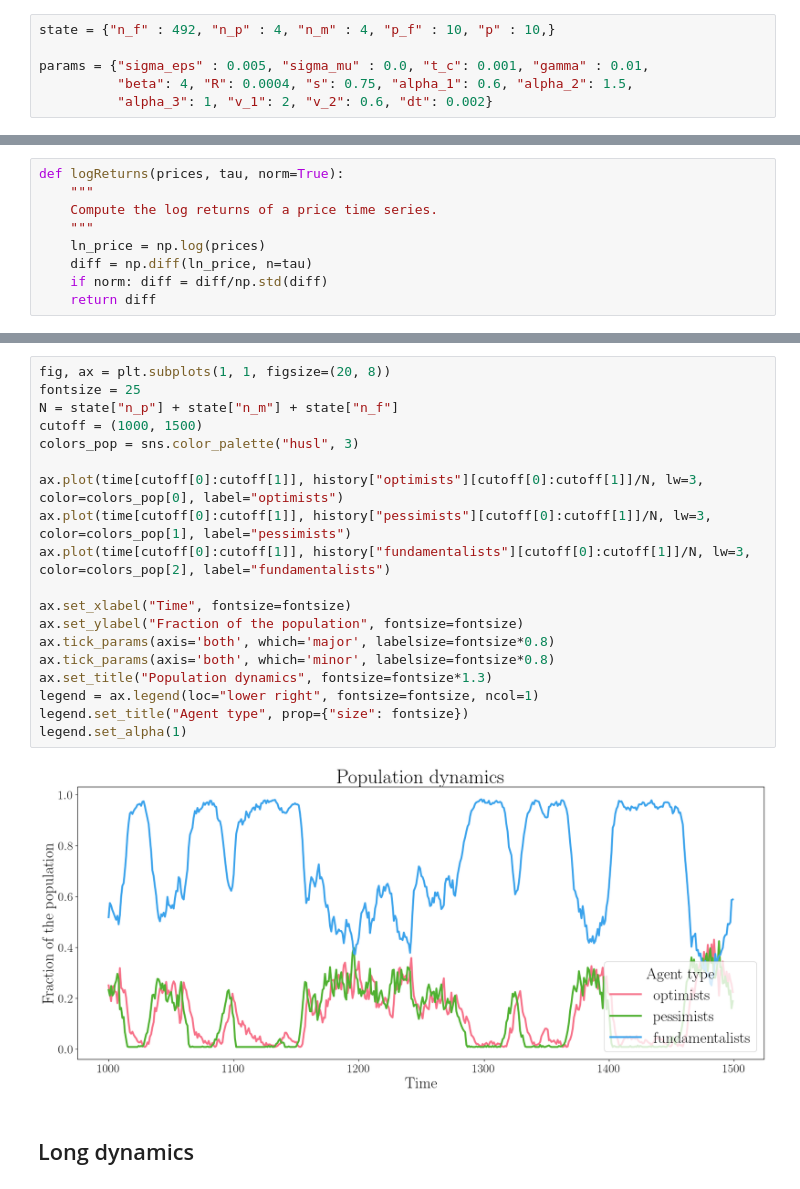
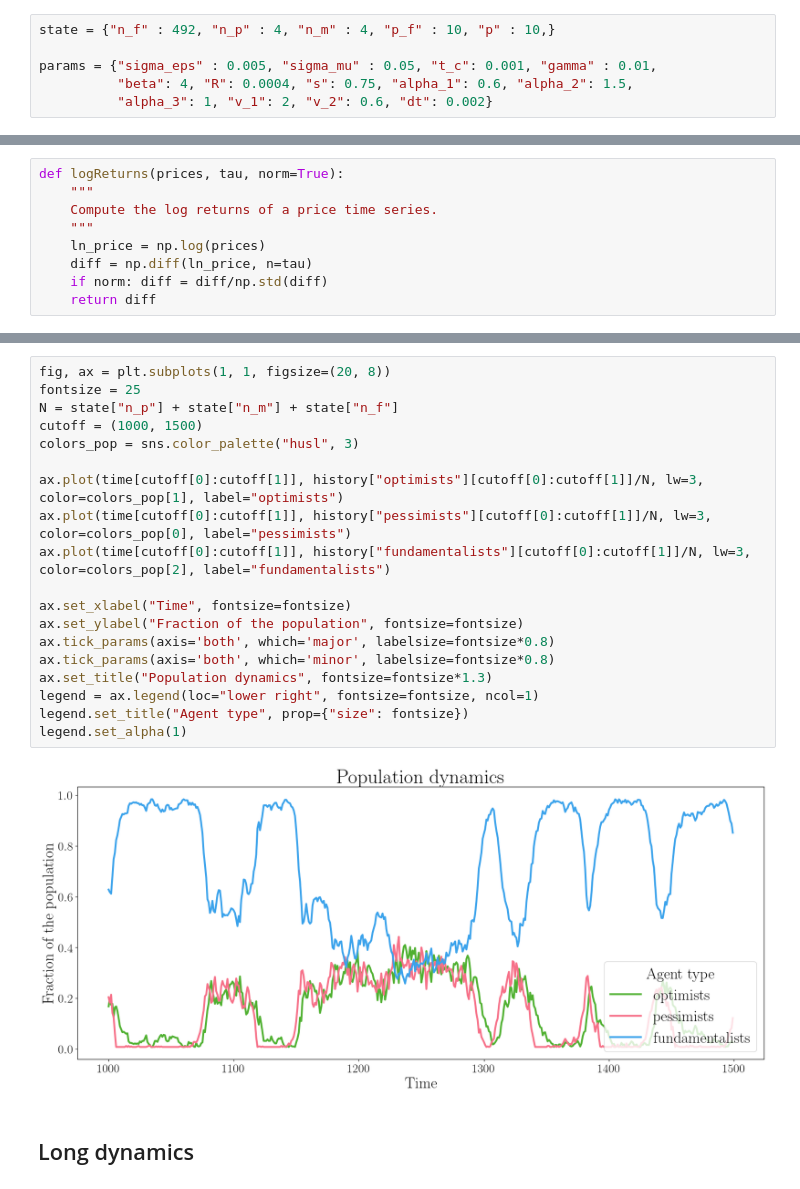
Before and after one commit to paololapo/LuxMarchesiModel, a Jupyter notebook: notebook.ipynb, the cells around one changed output, grey strips where cells are left out. Saved outputs shown, nothing was run; the diff lists cells and outputs as text.

```diff
--- a/notebook.ipynb
+++ b/notebook.ipynb
@@ -19,7 +22,7 @@ np.random.seed(12345)
 # %%
 state = {"n_f" : 492, "n_p" : 4, "n_m" : 4, "p_f" : 10, "p" : 10,}
 
-params = {"sigma_eps" : 0.005, "sigma_mu" : 0.0, "t_c": 0.001, "gamma" : 0.01,
+params = {"sigma_eps" : 0.005, "sigma_mu" : 0.05, "t_c": 0.001, "gamma" : 0.01,
           "beta": 4, "R": 0.0004, "s": 0.75, "alpha_1": 0.6, "alpha_2": 1.5,
           "alpha_3": 1, "v_1": 2, "v_2": 0.6, "dt": 0.002}
 # %%
@@ -107,24 +112,24 @@ plt.show()
 # %%
 fig, ax = plt.subplots(1, 1, figsize=(20, 8))
 fontsize = 25
 N = state["n_p"] + state["n_m"] + state["n_f"]
 cutoff = (1000, 1500)
 colors_pop = sns.color_palette("husl", 3)
 
-ax.plot(time[cutoff[0]:cutoff[1]], history["optimists"][cutoff[0]:cutoff[1]]/N, lw=3, color=colors_pop[0], label="optimists")
-ax.plot(time[cutoff[0]:cutoff[1]], history["pessimists"][cutoff[0]:cutoff[1]]/N, lw=3, color=colors_pop[1], label="pessimists")
+ax.plot(time[cutoff[0]:cutoff[1]], history["optimists"][cutoff[0]:cutoff[1]]/N, lw=3, color=colors_pop[1], label="optimists")
+ax.plot(time[cutoff[0]:cutoff[1]], history["pessimists"][cutoff[0]:cutoff[1]]/N, lw=3, color=colors_pop[0], label="pessimists")
 ax.plot(time[cutoff[0]:cutoff[1]], history["fundamentalists"][cutoff[0]:cutoff[1]]/N, lw=3, color=colors_pop[2], label="fundamentalists")
 
 ax.set_xlabel("Time", fontsize=fontsize)
 ax.set_ylabel("Fraction of the population", fontsize=fontsize)
 ax.tick_params(axis='both', which='major', labelsize=fontsize*0.8)
 ax.tick_params(axis='both', which='minor', labelsize=fontsize*0.8)
 ax.set_title("Population dynamics", fontsize=fontsize*1.3)
 legend = ax.legend(loc="lower right", fontsize=fontsize, ncol=1)
 legend.set_title("Agent type", prop={"size": fontsize})
 legend.set_alpha(1)
 # %% [output]
-[figure, old version]
+[figure, new version]
 # %% [markdown]
 ## Long dynamics
 # %%
```
Also changed, not shown: parts of 13 cells of this notebook, 16 other files.
